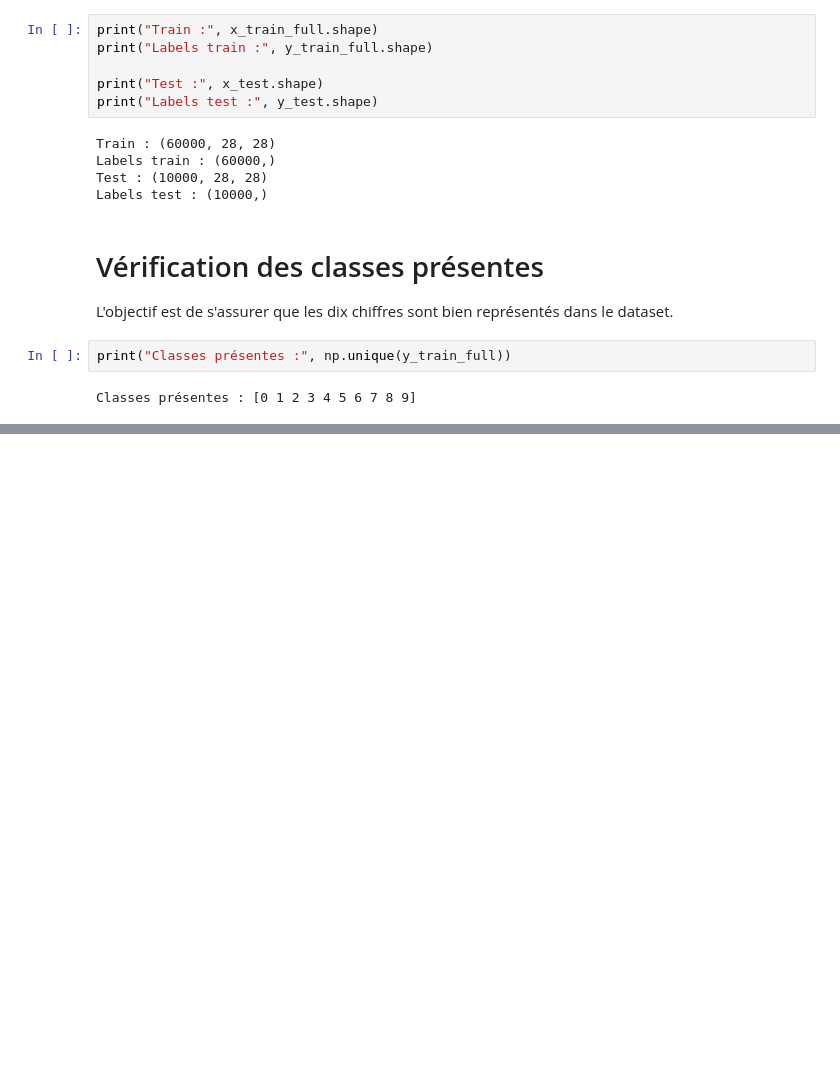
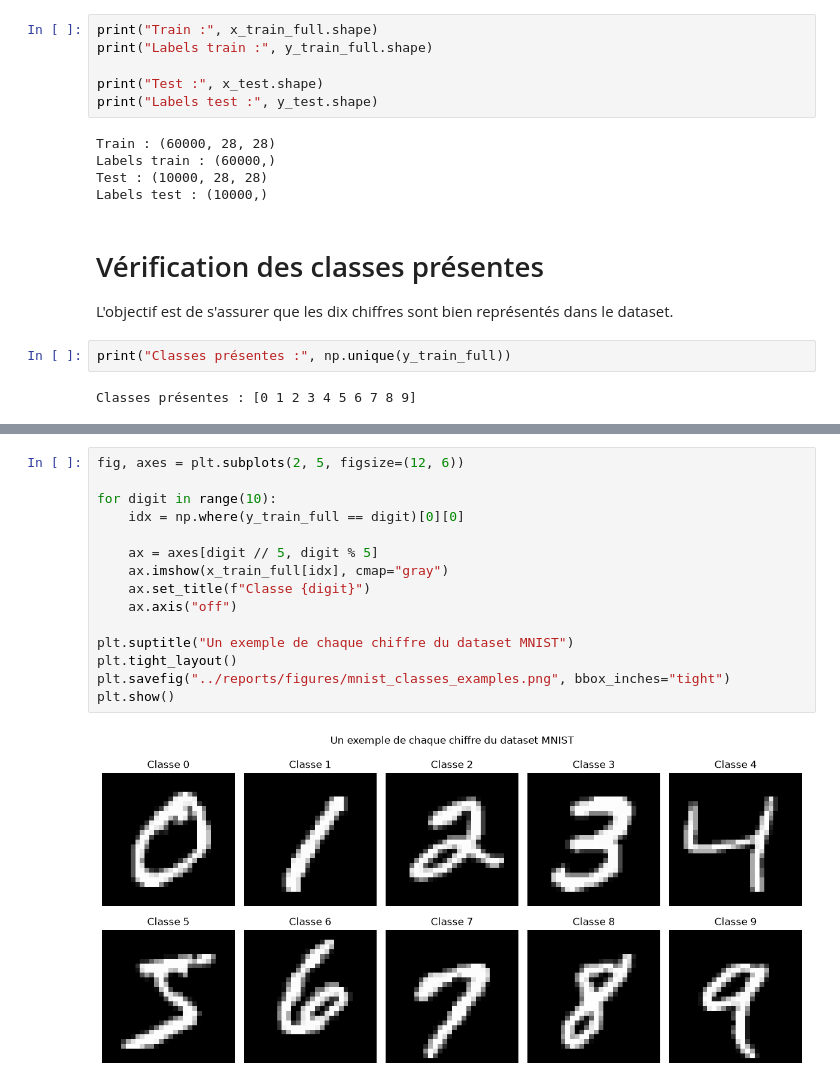
Before and after one commit to pierre-mazard/handwritten_digits, a Jupyter notebook: notebooks/01_exploration_mnist.ipynb, the cells around one changed output, grey strips where cells are left out. Drawn from its saved outputs; the diff is of its cells as text; blank space fills up the shorter version.

Commit message:
feat: complete MNIST dataset exploration

```diff
--- a/notebooks/01_exploration_mnist.ipynb
+++ b/notebooks/01_exploration_mnist.ipynb
@@ -82,0 +133,17 @@ Le dataset est prêt pour l'étape suivante : la visualisation et l'analyse expl
+# %%
+fig, axes = plt.subplots(2, 5, figsize=(12, 6))
+
+for digit in range(10):
+    idx = np.where(y_train_full == digit)[0][0]
+
+    ax = axes[digit // 5, digit % 5]
+    ax.imshow(x_train_full[idx], cmap="gray")
+    ax.set_title(f"Classe {digit}")
+    ax.axis("off")
+
+plt.suptitle("Un exemple de chaque chiffre du dataset MNIST")
+plt.tight_layout()
+plt.savefig("../reports/figures/mnist_classes_examples.png", bbox_inches="tight")
+plt.show()
+# %% [output]
+[figure, added]
```
Also changed, not shown: parts of 14 cells of this notebook, 2 other files.
